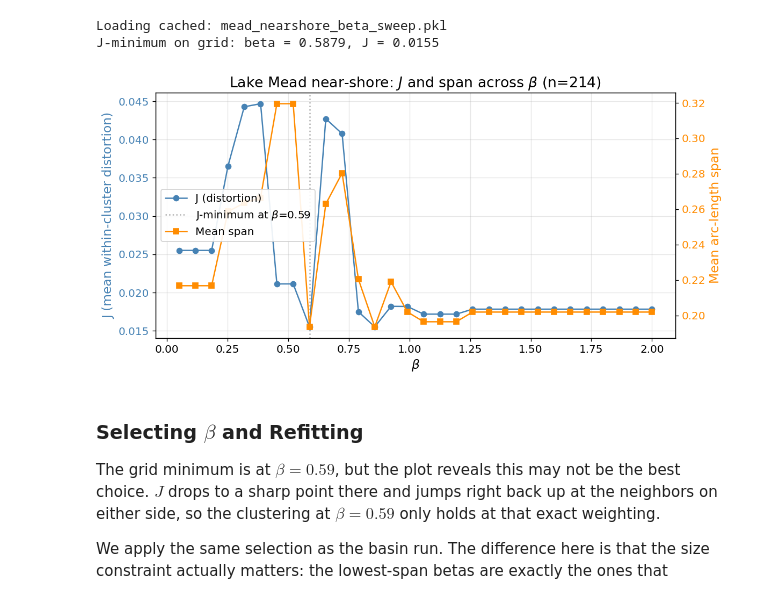
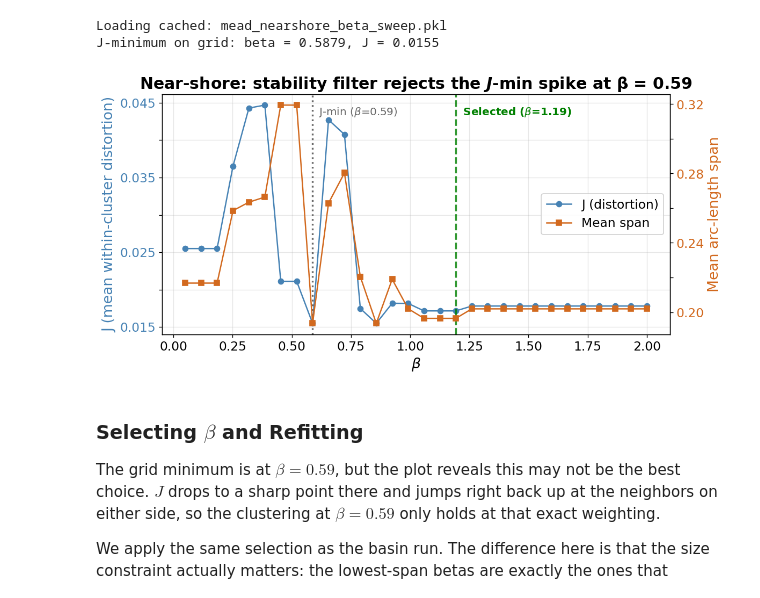
Before and after one commit to Michele-75/obstacle-aware-clustering, a Jupyter notebook: notebooks/03_mead_wildfires_clustered.ipynb, the cells around one changed output. Saved outputs shown, nothing was run; the diff lists cells and outputs as text; code cells hidden in the pictures.

```diff
--- a/notebooks/03_mead_wildfires_clustered.ipynb
+++ b/notebooks/03_mead_wildfires_clustered.ipynb
@@ -987,40 +1013,64 @@ J-minimum on grid: beta = 0.5879, J = 0.0155
 # %%
 # Plot the J / span over the 30 beta grid points
 fig, ax1 = plt.subplots(figsize=(10, 5))
 
 # Left axis: objective J (within-cluster distortion)
 color_J = 'steelblue'
 ax1.plot(beta_grid_near, J_vals_near, 'o-', color=color_J, label='J (distortion)')
 ax1.set_xlabel(r'$\beta$')
 ax1.set_ylabel('J (mean within-cluster distortion)', color=color_J)
 ax1.tick_params(axis='y', labelcolor=color_J)
 
+# Gridlines every 0.005 on J axis, but label only every other one
+# (so labels appear at 0.015, 0.025, 0.035, 0.045)
+ax1.yaxis.set_major_locator(MultipleLocator(0.005))
+def label_every_other_near(x, pos):
+    return f'{x:.3f}' if round(x * 1000) % 10 == 5 else ''
+ax1.yaxis.set_major_formatter(FuncFormatter(label_every_other_near))
+
 # Right axis: mean arc-length span
 ax2 = ax1.twinx()
-color_span = 'darkorange'
+color_span = 'chocolate'
 ax2.plot(beta_grid_near, spans_by_beta_near, 's-', color=color_span,
          label='Mean span')
 ax2.set_ylabel('Mean arc-length span', color=color_span)
 ax2.tick_params(axis='y', labelcolor=color_span)
 
-# Mark the J-minimum for reference
-ax1.axvline(j_min_beta_near, color='gray', linestyle=':', alpha=0.6,
-            label=rf'J-minimum at $\beta$={j_min_beta_near:.2f}')
+# Gridlines every 0.02 on span axis, but label only every other one
+# (so labels appear at 0.20, 0.24, 0.28, 0.32)
+ax2.yaxis.set_major_locator(MultipleLocator(0.02))
+def label_every_other_span(x, pos):
+    return f'{x:.2f}' if round(x * 100) % 4 == 0 else ''
+ax2.yaxis.set_major_formatter(FuncFormatter(label_every_other_span))
 
-ax1.set_title(rf'Lake Mead near-shore: $J$ and span across $\beta$ (n={n_near})')
+# Mark the J-minimum (reference, not selected)
+ax1.axvline(j_min_beta_near, color='dimgray', linestyle=':', alpha=1.0, linewidth=2)
+ax2.text(j_min_beta_near, 0.95,
+         rf'  J-min ($\beta$={j_min_beta_near:.2f})',
+         color='dimgray', fontsize=12, va='top', ha='left',
+         transform=ax2.get_xaxis_transform())
+
+# Mark the selected beta (stable low-J region, smallest span passing the filters)
+ax1.axvline(opt_beta_near, color='green', linestyle='--', alpha=0.8, linewidth=2)
+ax2.text(opt_beta_near, 0.95,
+         rf'  Selected ($\beta$={opt_beta_near:.2f})',
+         color='green', fontsize=12, va='top', ha='left', fontweight='bold',
+         transform=ax2.get_xaxis_transform())
+
+ax1.set_title(r'Near-shore: stability filter rejects the $\boldsymbol{J}$-min spike at $\mathbf{\beta}$ ' f'= {j_min_beta_near:.2f}')
 ax1.grid(True, alpha=0.3)
 
-# Combine legends from both axes, placed center-left and drawn on top
+# Combine legends from both axes (just J and span, no vertical-line clutter)
 lines1, labels1 = ax1.get_legend_handles_labels()
 lines2, labels2 = ax2.get_legend_handles_labels()
-leg = ax2.legend(lines1 + lines2, labels1 + labels2, loc='center left')
+leg = ax2.legend(lines1 + lines2, labels1 + labels2, loc='center right')
 leg.set_zorder(10)
 leg.get_frame().set_alpha(0.9)
 
 plt.tight_layout()
 plt.show()
 # %% [output]
-[figure, old version]
+[figure, new version]
 # %% [markdown]
 ### Selecting $\beta$ and Refitting
 The grid minimum is at $\beta = 0.59$, but the plot reveals this may not be the best choice. $J$ drops to a sharp point there and jumps right back up at the neighbors on either side, so the clustering at $\beta = 0.59$ only holds at that exact weighting.
```
Also changed, not shown: parts of 6 cells of this notebook, 1 other file.
